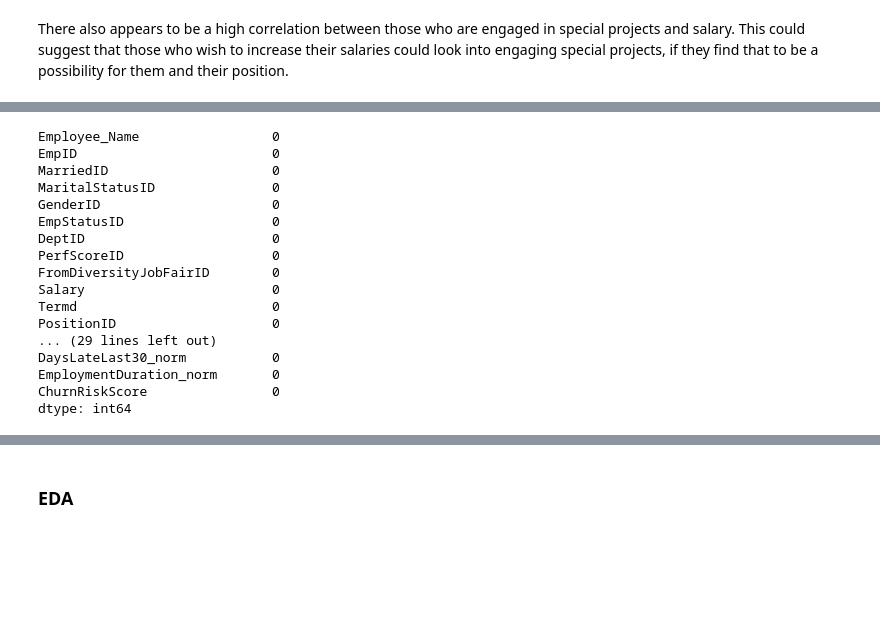
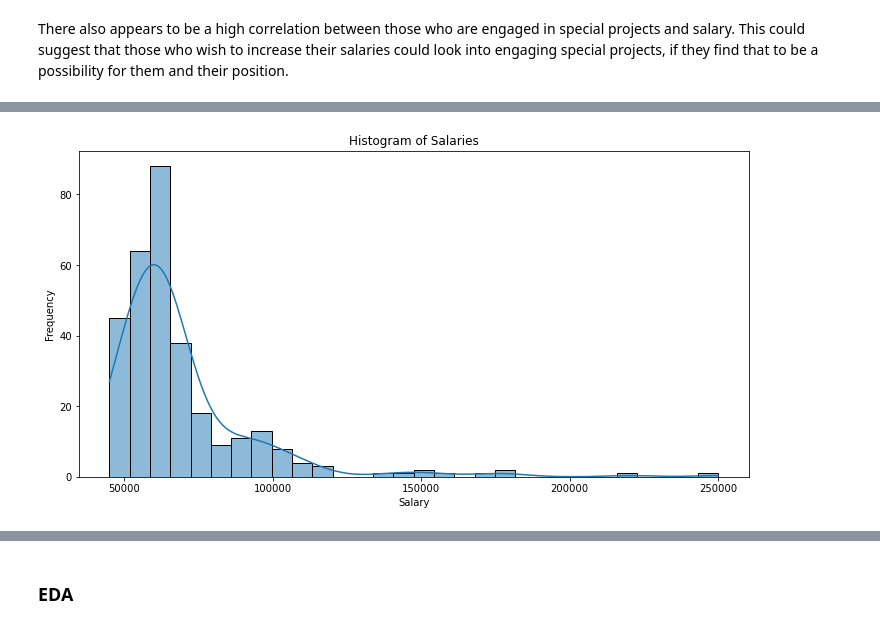
Before and after one commit to TerraJRiley/Human_Resources_Analysis, a Jupyter notebook: HR_EDA.ipynb, the cells around one changed output, grey strips where cells are left out. Saved outputs shown, nothing was run; the diff lists cells and outputs as text; code cells hidden in the pictures; blank space fills up the shorter version.

```diff
--- a/HR_EDA.ipynb
+++ b/HR_EDA.ipynb
@@ -233,37 +102,0 @@ df_cleaned = pd.read_csv(file_path_cleaned)
-# %%
-
-
-# Exploratory Data Analysis (EDA)
-# Correlation Matrix
-correlation_matrix = df[['PerfScoreID', 'EmpSatisfaction', 'EngagementSurvey', 'Salary',
-                                 'SpecialProjectsCount', 'Absences', 'DaysLateLast30', 'EmploymentDuration']].corr()
-plt.figure(figsize=(12, 8))
-sns.heatmap(correlation_matrix, annot=True, cmap='coolwarm', fmt='.2f')
-plt.title('Correlation Matrix for Performance, Satisfaction, and Other Metrics')
-plt.show()
-
-# Churn Risk Analysis
-# Assigning weights to factors for churn risk
-weights = {
-    'PerfScoreID': -1,
-    'EmpSatisfaction': -1,
-    'EngagementSurvey': -1,
-    'Absences': 0.5,
-    'DaysLateLast30': 1,
-    'EmploymentDuration': -0.1
-}
-
-# Normalizing and calculating churn risk score
-for factor, weight in weights.items():
-    df[factor + '_norm'] = (df[factor] - df[factor].mean()) / df[factor].std()
-df['ChurnRiskScore'] = sum([df[factor + '_norm'] * weight for factor in weights])
-
-# Identifying high-risk individuals
-high_risk_threshold = df['ChurnRiskScore'].quantile(0.95)
-high_risk_individuals = df[df['ChurnRiskScore'] >= high_risk_threshold]
-
-# Displaying a sample of high-risk individuals
-high_risk_sample = high_risk_individuals[['Employee_Name', 'ChurnRiskScore'] + list(weights.keys())].sample(5)
-print(high_risk_sample)
-
-# Add any additional analyses or steps performed
@@ -330,23 +103,13 @@ high_risk_individuals[high_risk_individuals["EmploymentStatus"] == "Active_1"][[
-# %%
-df[df['EmploymentStatus'].str.contains('Active')].isna().sum()
-# %% [output]
-Employee_Name                 0
-EmpID                         0
-MarriedID                     0
-MaritalStatusID               0
-GenderID                      0
-EmpStatusID                   0
-DeptID                        0
-PerfScoreID                   0
-FromDiversityJobFairID        0
-Salary                        0
-Termd                         0
-PositionID                    0
-... (29 lines left out)
-DaysLateLast30_norm           0
-EmploymentDuration_norm       0
-ChurnRiskScore                0
-dtype: int64
+# %%
+# Creating a histogram for the 'Salary' column
+plt.figure(figsize=(12, 6))
+sns.histplot(df['Salary'], bins=30, kde=True)
+plt.title('Histogram of Salaries')
+plt.xlabel('Salary')
+plt.ylabel('Frequency')
+plt.show()
+# %% [output]
+[figure, added]
 # %%
 # Scatter plot to compare Churn Risk Score with Salary
 plt.figure(figsize=(12, 6))
```
Also changed, not shown: parts of 33 cells of this notebook, 20 other files.
